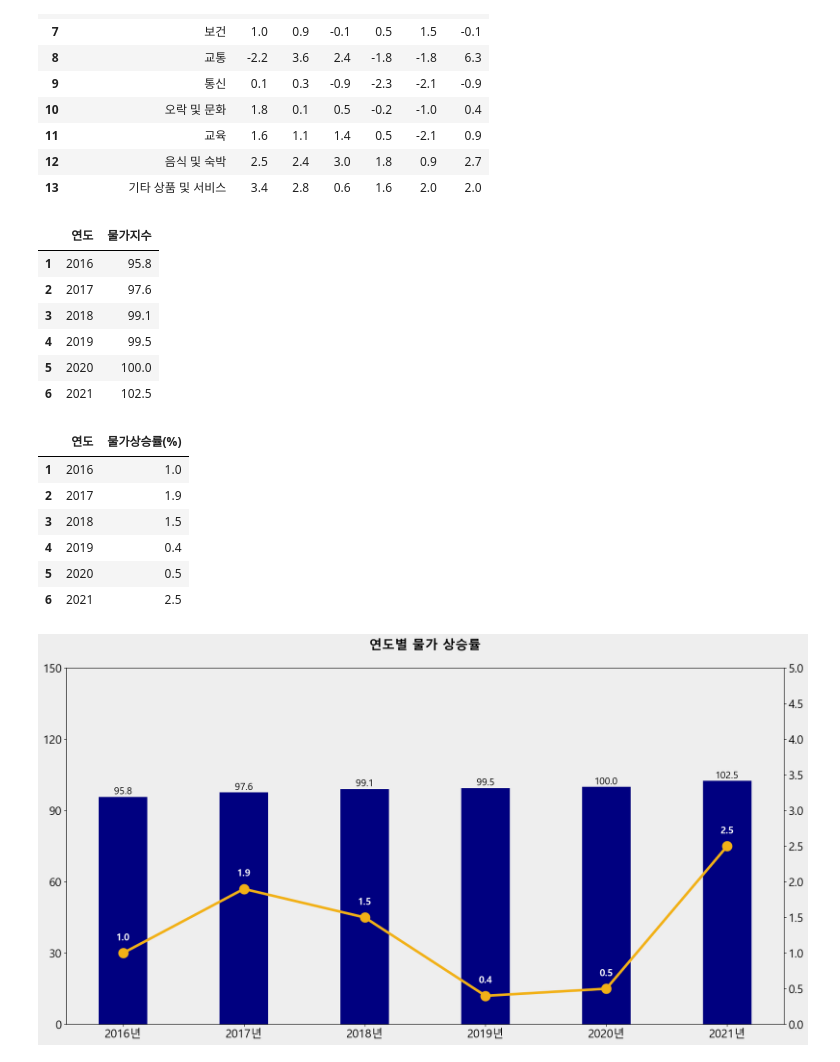
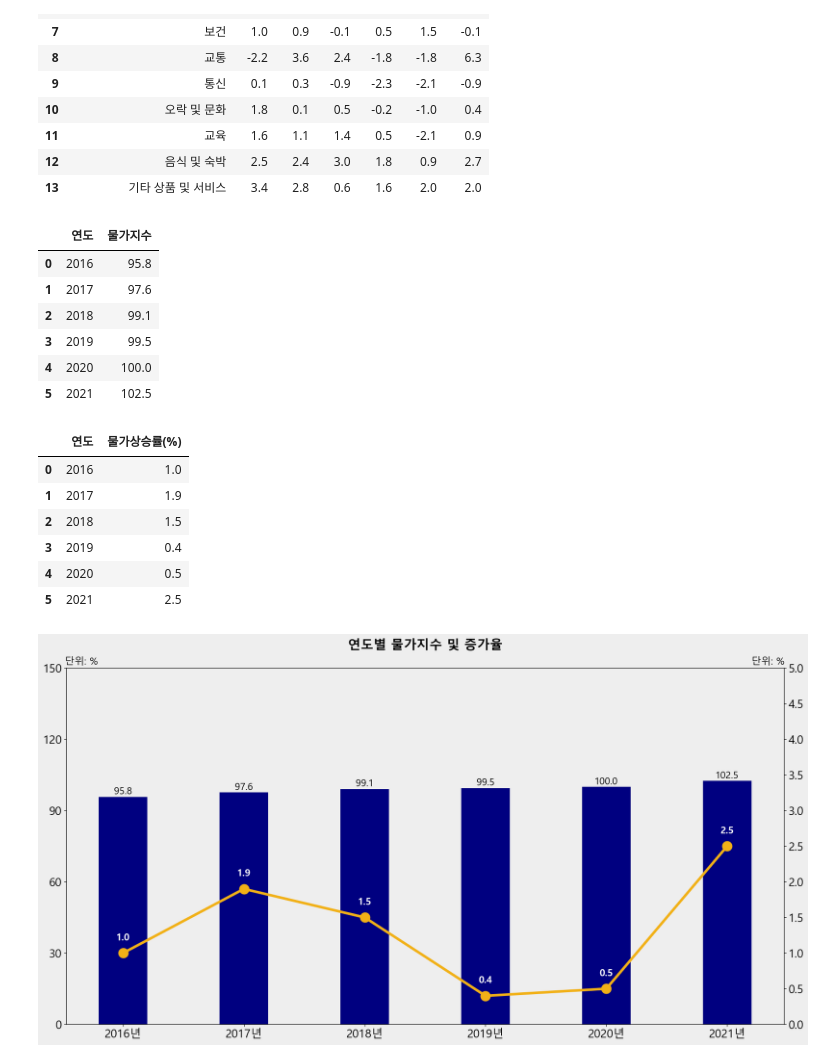
Before and after one commit to JBindio/MiniProject, a Jupyter notebook: Mini_Project_02_Minimum_Wage/02.연도별_물가_현황.ipynb, the cells around one changed output. Saved outputs shown, nothing was run; the diff lists cells and outputs as text; code cells hidden in the pictures.

```diff
--- a/Mini_Project_02_Minimum_Wage/02.연도별_물가_현황.ipynb
+++ b/Mini_Project_02_Minimum_Wage/02.연도별_물가_현황.ipynb
@@ -127,29 +126,31 @@ price
 price_all = price[0:1].T.reset_index()
 price_all = price_all[1:]
 price_all.columns = ['연도','물가지수']
+price_all = price_all.reset_index(drop =True)
 price_all
 # %% [output]
 |  | 연도 | 물가지수 |
-| 1 | 2016 | 95.8 |
-| 2 | 2017 | 97.6 |
-| 3 | 2018 | 99.1 |
-| 4 | 2019 | 99.5 |
-| 5 | 2020 | 100.0 |
-| 6 | 2021 | 102.5 |
+| 0 | 2016 | 95.8 |
+| 1 | 2017 | 97.6 |
+| 2 | 2018 | 99.1 |
+| 3 | 2019 | 99.5 |
+| 4 | 2020 | 100.0 |
+| 5 | 2021 | 102.5 |
 # %%
 # 소비자 물가 상승률 추출
 price_all_percent = price[1:2].T.reset_index()
 price_all_percent = price_all_percent[1:]
 price_all_percent.columns = ['연도','물가상승률(%)']
+price_all_percent = price_all_percent.reset_index(drop =True)
 price_all_percent
 # %% [output]
 |  | 연도 | 물가상승률(%) |
-| 1 | 2016 | 1.0 |
-| 2 | 2017 | 1.9 |
-| 3 | 2018 | 1.5 |
-| 4 | 2019 | 0.4 |
-| 5 | 2020 | 0.5 |
-| 6 | 2021 | 2.5 |
+| 0 | 2016 | 1.0 |
+| 1 | 2017 | 1.9 |
+| 2 | 2018 | 1.5 |
+| 3 | 2019 | 0.4 |
+| 4 | 2020 | 0.5 |
+| 5 | 2021 | 2.5 |
 # %%
 # 품목별 물가 상승률 추출
 price_item = price[2:].T.reset_index()
@@ -163,34 +164,34 @@ ax2_ylist = np.arange(0,5.5,0.5)
 
 plt.rc('font', family = 'Malgun Gothic', size = 18)
 fig, ax1 = plt.subplots(figsize=(20, 10))
 fig.set_facecolor('#EEEEEE')
 
-ax1.set_title('연도별 물가 상승률',fontsize = 20,loc='center', pad=30, fontweight="bold")
-
+ax1.set_title('연도별 물가지수 및 증가율',fontsize = 20,loc='center', pad=30, fontweight="bold")
+ax1.text(-0.48,151.5, '단위: %', fontsize=15, color = 'black')
 plt.xticks([0,1,2,3,4,5], price_all_percent['연도']+'년')
 
 ax1.bar(price_all['연도'],price_all['물가지수'], width=0.4 ,color ='navy')
 ax1.set_facecolor('#EEEEEE')
 ax1.set_yticks(ax1_ylist)
 
 # 그래프 상단에 값 추가하기
 for i in range(len(price_all['물가지수'])):
     height = price_all['물가지수'][i:i+1]
     plt.text(price_all['연도'][i:i+1], height + 0.12, '%.1f' %height, ha='center', va='bottom', size = 15)
 
 ax2 = ax1.twinx()
 ax2.plot(price_all_percent['연도'],price_all_percent['물가상승률(%)'], marker='o', ms= 15,color ='#F2B117')
 
 plt.rcParams['lines.linewidth'] = 4
 
 ax2.set_yticks(ax2_ylist)
-# plt.text(-0.52,101200, '단위: %', fontsize=15, color = 'grey')
+ax2.text(5.2,5.05, '단위: %', fontsize=15, color = 'black')
 
 #그래프 상단에 값 추가하기
 for i in range(len(price_all_percent['물가상승률(%)'])):
     height = price_all_percent['물가상승률(%)'][i:i+1]
     plt.text(price_all_percent['연도'][i:i+1], height + 0.15, '%.1f' %height, ha='center', va='bottom', size = 15 , color='white', fontweight="bold")
 
 plt.show()
 # %% [output]
-[figure, old version]
+[figure, new version]
```
Also changed, not shown: parts of 3 cells of this notebook, 24 other files.
